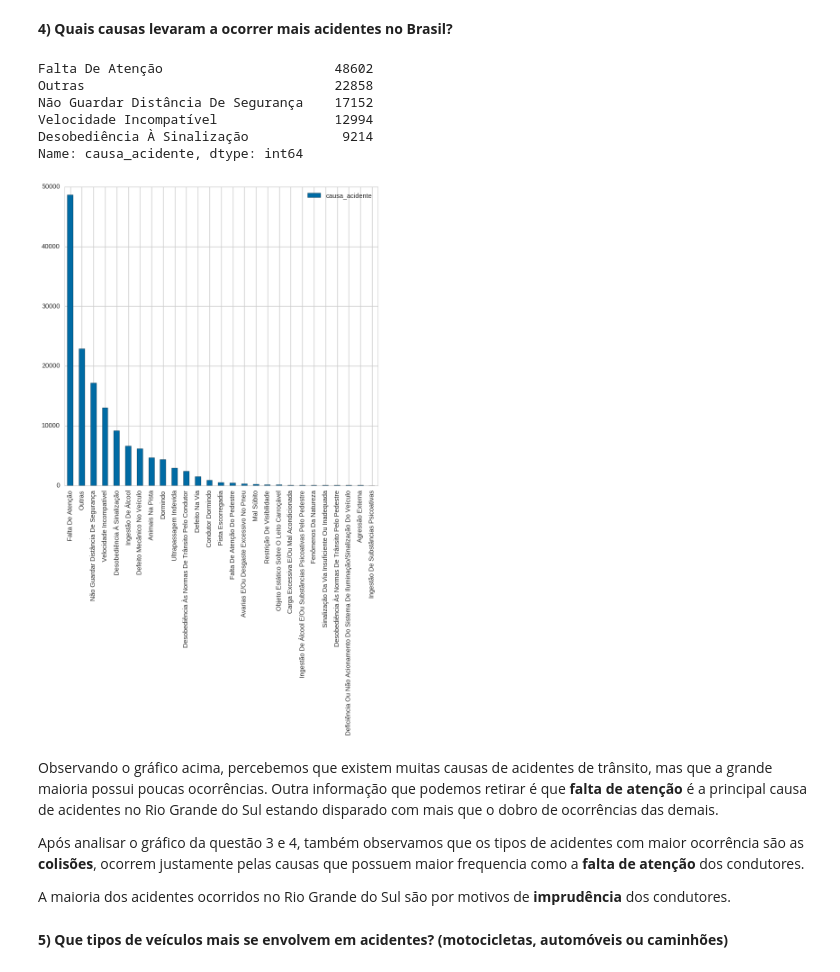
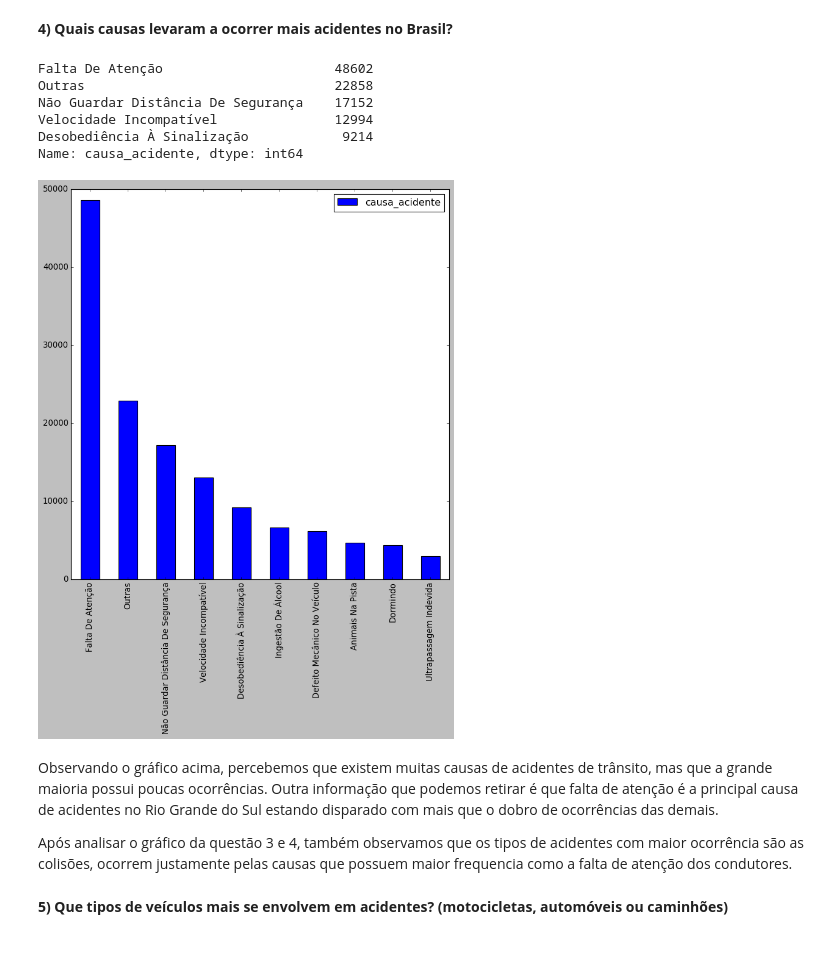
Before and after one commit to XQDLteam/brazil_highway_accidents, a Jupyter notebook: acidentes_br.ipynb, the cells around one changed output. Saved outputs shown, nothing was run; the diff lists cells and outputs as text; code cells hidden in the pictures.

```diff
--- a/acidentes_br.ipynb
+++ b/acidentes_br.ipynb
@@ -344,21 +365,19 @@ Somando as ocorrências do 5º tipo de acidente até o 18º ainda sim não alcan
 **4) Quais causas levaram a ocorrer mais acidentes no Brasil?**
 # %%
 df4= pd.DataFrame(df_ocorrencias['causa_acidente'].value_counts())
-df4.plot.bar()
+df4.head(10).plot.bar()
 print(df_ocorrencias['causa_acidente'].value_counts().head())
 # %% [output]
 Falta De Atenção                      48602
 Outras                                22858
 Não Guardar Distância De Segurança    17152
 Velocidade Incompatível               12994
 Desobediência À Sinalização            9214
 Name: causa_acidente, dtype: int64
-[figure, old version]
+[figure, new version]
 # %% [markdown]
-Observando o gráfico acima, percebemos que existem muitas causas de acidentes de trânsito, mas que a grande maioria possui poucas ocorrências. Outra informação que podemos retirar é que **falta de atenção** é a principal causa de acidentes no Rio Grande do Sul estando disparado com mais que o dobro de ocorrências das demais.
+Observando o gráfico acima, percebemos que existem muitas causas de acidentes de trânsito, mas que a grande maioria possui poucas ocorrências. Outra informação que podemos retirar é que falta de atenção é a principal causa de acidentes no Rio Grande do Sul estando disparado com mais que o dobro de ocorrências das demais.
 
-Após analisar o gráfico da questão 3 e 4, também observamos que os tipos de acidentes com maior ocorrência são as **colisões**, ocorrem justamente pelas causas que possuem maior frequencia como a **falta de atenção** dos condutores.
-
-A maioria dos acidentes ocorridos no Rio Grande do Sul são por motivos de **imprudência** dos condutores.
+Após analisar o gráfico da questão 3 e 4, também observamos que os tipos de acidentes com maior ocorrência são as colisões, ocorrem justamente pelas causas que possuem maior frequencia como a falta de atenção dos condutores.
 # %% [markdown]
 **5) Que tipos de veículos mais se envolvem em acidentes? (motocicletas, automóveis ou caminhões)**
```
Also changed, not shown: parts of 7 cells of this notebook, 1 other file.
